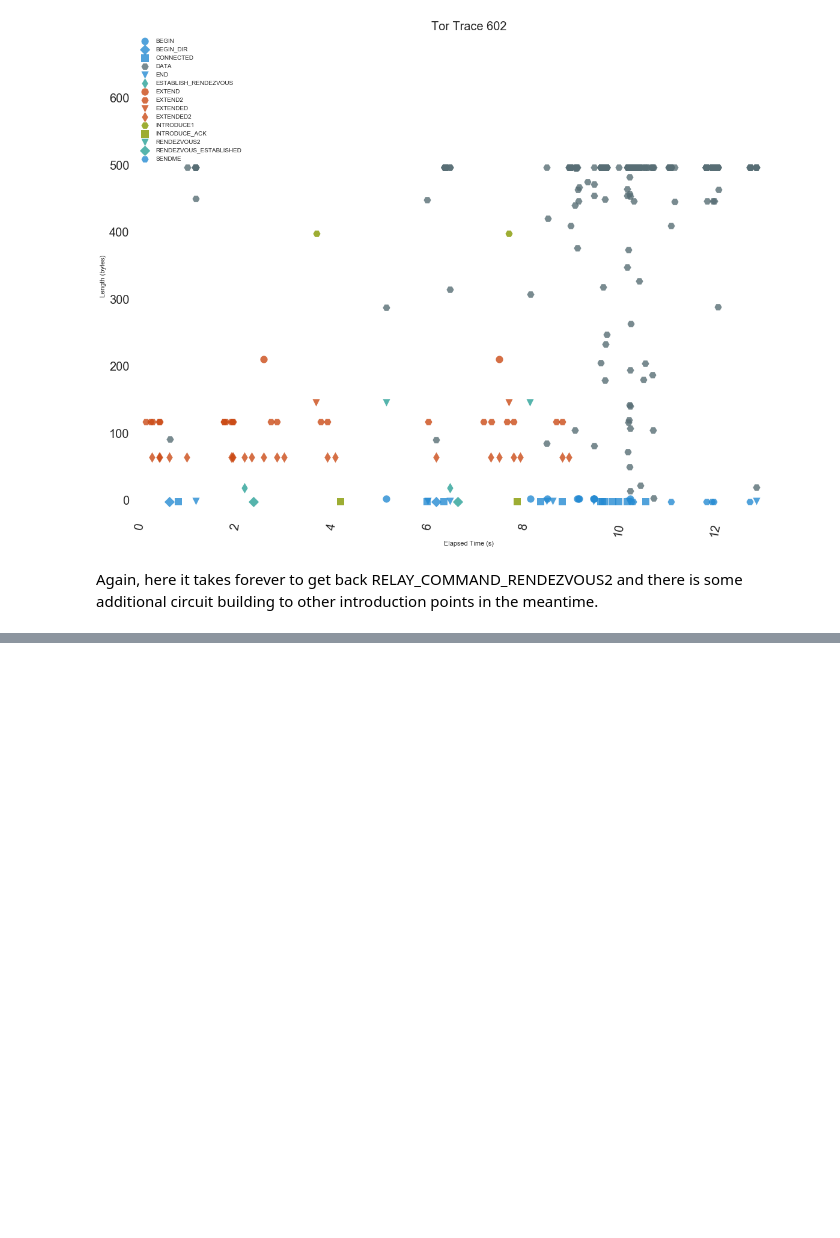
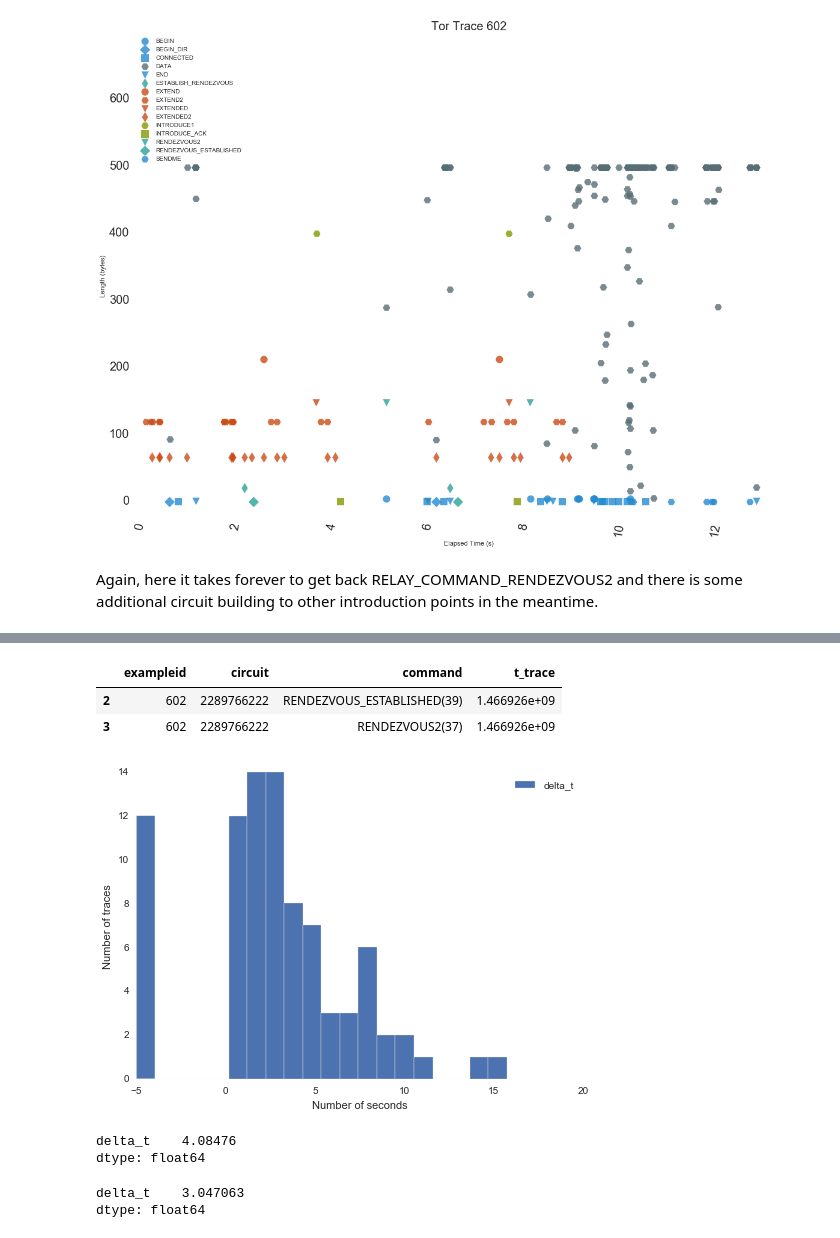
Before and after one commit to redshiftzero/fun-with-fingerprinting, a Jupyter notebook: exploration/validation_rendezvous_circuits.ipynb, the cells around one changed output, grey strips where cells are left out. Saved outputs shown, nothing was run; the diff lists cells and outputs as text; code cells hidden in the pictures; blank space fills up the shorter version.

Commit message:
Add distribution of delta_t between REND* commands

```diff
--- a/exploration/validation_rendezvous_circuits.ipynb
+++ b/exploration/validation_rendezvous_circuits.ipynb
@@ -271,0 +316,52 @@ Again, here it takes forever to get back RELAY_COMMAND_RENDEZVOUS2 and there is
+# %%
+df_multiple_rend_circ[df_multiple_rend_circ['circuit'] == 2289766222]
+# %% [output]
+|  | exampleid | circuit | command | t_trace |
+| 2 | 602 | 2289766222 | RENDEZVOUS_ESTABLISHED(39) | 1.466926e+09 |
+| 3 | 602 | 2289766222 | RENDEZVOUS2(37) | 1.466926e+09 |
+# %%
+import numpy as np
+
+# Going to write this out even though it's not the
+# most efficient thing in the world :-)
+
+d_time = []
+
+for each_circuit in df_multiple_rend_circ.circuit.unique():
+    # Pick out the rendezvous cells for this circuit
+    cells_this_circuit = df_multiple_rend_circ[df_multiple_rend_circ['circuit'] == each_circuit]
+
+    # Sort them by time
+    cells_this_circuit.sort_values('t_trace', axis=0, ascending=True, inplace=True)
+
+    # Check number of commands
+    if len(cells_this_circuit) == 1:
+
+        # Check order is what we expect
+        if cells_this_circuit.command.iloc[0] != 'RENDEZVOUS_ESTABLISHED(39)':
+            print('Unexpected command order')
+        else:
+            # Never got back RENDEZVOUS2!
+            d_time.append(-5)
+
+    elif len(cells_this_circuit) > 1 and len(cells_this_circuit) < 2:
+        # Check order is what we expect
+        if cells_this_circuit.command.iloc[0] != 'RENDEZVOUS_ESTABLISHED(39)':
+            print('Unexpected command order')
+        else:
+            d_time.append(cells_this_circuit.t_trace.iloc[1] -
+                          cells_this_circuit.t_trace.iloc[0])
+
+    elif len(cells_this_circuit) > 2:
+        print('More cells than expected!')
+        pdb.set_trace()
+# %%
+df_deltat = pd.DataFrame({'delta_t': d_time})
+# %%
+ax = df_deltat.plot(kind='hist', bins=20)
+ax.set_xlabel('Number of seconds')
+ax.set_ylabel('Number of traces')
+ax.grid(False)
+ax.set_frame_on(False)
+# %% [output]
+[figure, added]
@@ -271,0 +370,10 @@ Again, here it takes forever to get back RELAY_COMMAND_RENDEZVOUS2 and there is
+# %%
+df_formean.dropna().mean()
+# %% [output]
+delta_t    4.08476
+dtype: float64
+# %%
+df_formean.dropna().median()
+# %% [output]
+delta_t    3.047063
+dtype: float64
```
Also changed, not shown: parts of 5 cells of this notebook.
